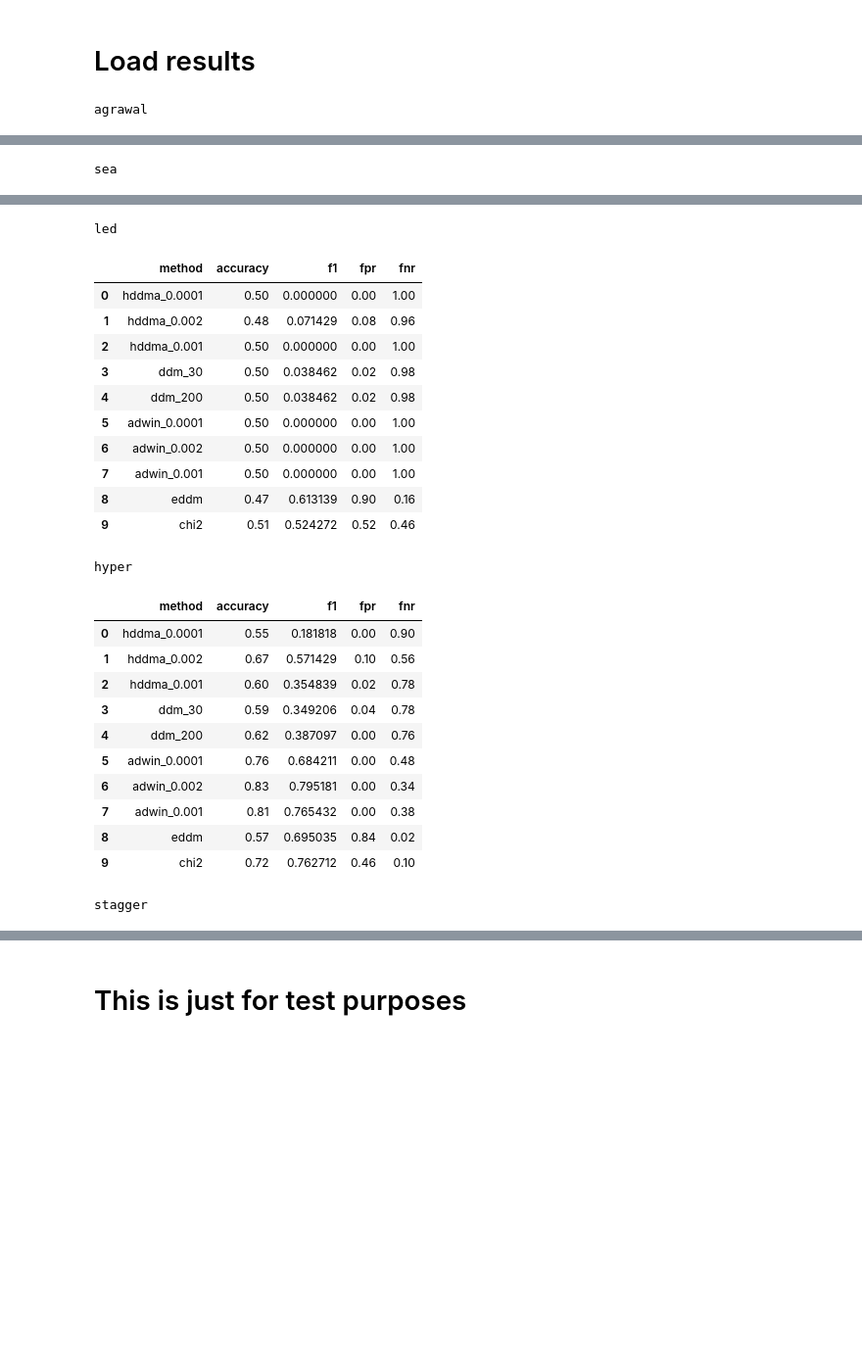
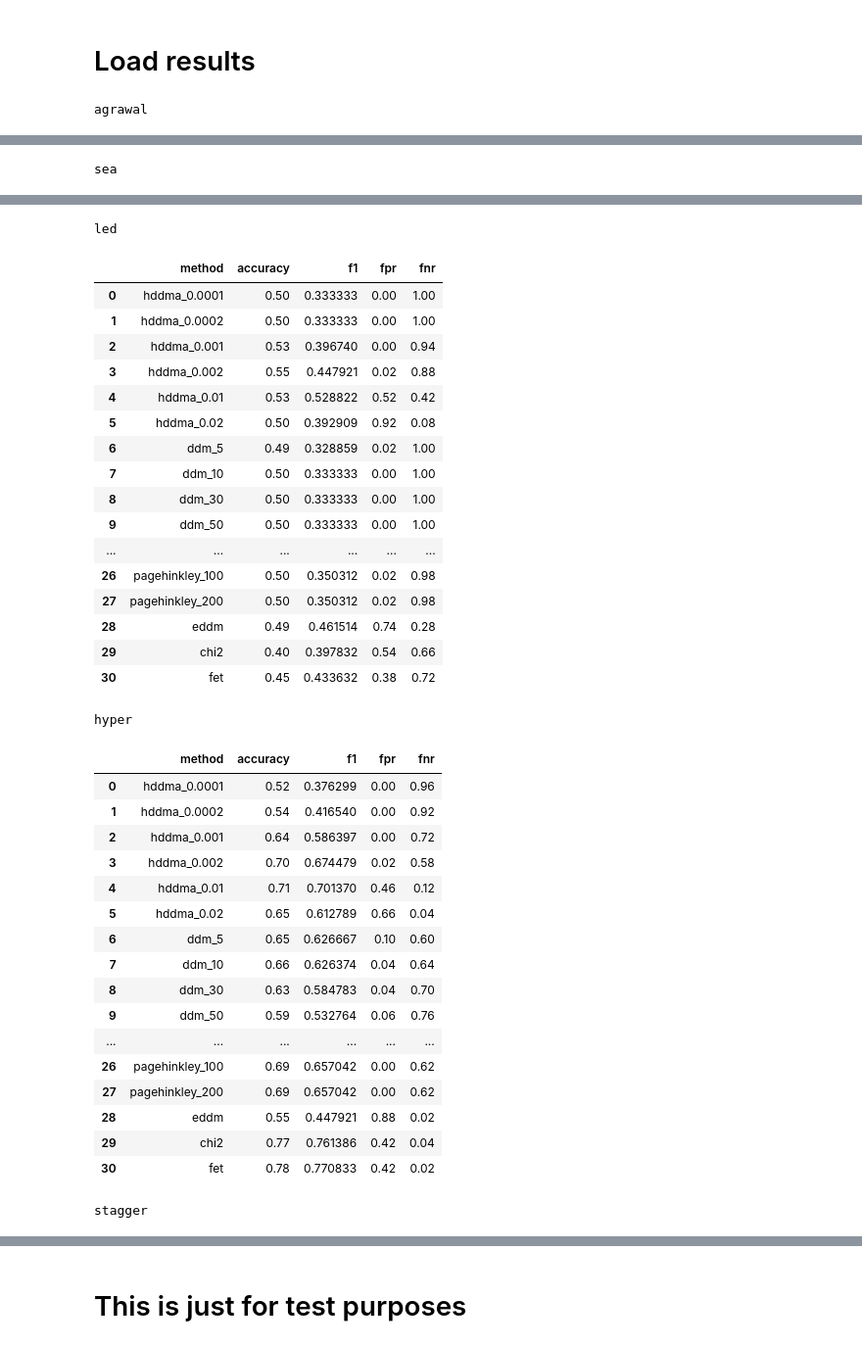
Before and after one commit to fgiobergia/DriftInspector, a Jupyter notebook: src/synth/cds_global_methods.ipynb, the cells around one changed output, grey strips where cells are left out. Shown: that part at 98% size. Drawn from its saved outputs; the diff is of its cells as text; code cells hidden in the pictures; blank space fills up the shorter version.

```diff
--- a/src/synth/cds_global_methods.ipynb
+++ b/src/synth/cds_global_methods.ipynb
@@ -46,7 +49,7 @@ for exp_type in ["agrawal", "sea", "led", "hyper", "stagger"]:
 
         acc = accuracy_score(gt, predictions)
 
-        f1 = f1_score(gt, predictions)
+        f1 = f1_score(gt, predictions, average='macro')
 
         tn, fp, fn, tp = confusion_matrix(gt, predictions).ravel()
 
@@ -86,26 +101,38 @@ sea
 led
 |  | method | accuracy | f1 | fpr | fnr |
-| 0 | hddma_0.0001 | 0.50 | 0.000000 | 0.00 | 1.00 |
-| 1 | hddma_0.002 | 0.48 | 0.071429 | 0.08 | 0.96 |
-| 2 | hddma_0.001 | 0.50 | 0.000000 | 0.00 | 1.00 |
-| 3 | ddm_30 | 0.50 | 0.038462 | 0.02 | 0.98 |
-| 4 | ddm_200 | 0.50 | 0.038462 | 0.02 | 0.98 |
-| 5 | adwin_0.0001 | 0.50 | 0.000000 | 0.00 | 1.00 |
-| 6 | adwin_0.002 | 0.50 | 0.000000 | 0.00 | 1.00 |
-| 7 | adwin_0.001 | 0.50 | 0.000000 | 0.00 | 1.00 |
-| 8 | eddm | 0.47 | 0.613139 | 0.90 | 0.16 |
-| 9 | chi2 | 0.51 | 0.524272 | 0.52 | 0.46 |
+| 0 | hddma_0.0001 | 0.50 | 0.333333 | 0.00 | 1.00 |
+| 1 | hddma_0.0002 | 0.50 | 0.333333 | 0.00 | 1.00 |
+| 2 | hddma_0.001 | 0.53 | 0.396740 | 0.00 | 0.94 |
+| 3 | hddma_0.002 | 0.55 | 0.447921 | 0.02 | 0.88 |
+| 4 | hddma_0.01 | 0.53 | 0.528822 | 0.52 | 0.42 |
+| 5 | hddma_0.02 | 0.50 | 0.392909 | 0.92 | 0.08 |
+| 6 | ddm_5 | 0.49 | 0.328859 | 0.02 | 1.00 |
+| 7 | ddm_10 | 0.50 | 0.333333 | 0.00 | 1.00 |
+| 8 | ddm_30 | 0.50 | 0.333333 | 0.00 | 1.00 |
+| 9 | ddm_50 | 0.50 | 0.333333 | 0.00 | 1.00 |
+| ... | ... | ... | ... | ... | ... |
+| 26 | pagehinkley_100 | 0.50 | 0.350312 | 0.02 | 0.98 |
+| 27 | pagehinkley_200 | 0.50 | 0.350312 | 0.02 | 0.98 |
+| 28 | eddm | 0.49 | 0.461514 | 0.74 | 0.28 |
+| 29 | chi2 | 0.40 | 0.397832 | 0.54 | 0.66 |
+| 30 | fet | 0.45 | 0.433632 | 0.38 | 0.72 |
 hyper
 |  | method | accuracy | f1 | fpr | fnr |
-| 0 | hddma_0.0001 | 0.55 | 0.181818 | 0.00 | 0.90 |
-| 1 | hddma_0.002 | 0.67 | 0.571429 | 0.10 | 0.56 |
-| 2 | hddma_0.001 | 0.60 | 0.354839 | 0.02 | 0.78 |
-| 3 | ddm_30 | 0.59 | 0.349206 | 0.04 | 0.78 |
-| 4 | ddm_200 | 0.62 | 0.387097 | 0.00 | 0.76 |
-| 5 | adwin_0.0001 | 0.76 | 0.684211 | 0.00 | 0.48 |
-| 6 | adwin_0.002 | 0.83 | 0.795181 | 0.00 | 0.34 |
-| 7 | adwin_0.001 | 0.81 | 0.765432 | 0.00 | 0.38 |
-| 8 | eddm | 0.57 | 0.695035 | 0.84 | 0.02 |
-| 9 | chi2 | 0.72 | 0.762712 | 0.46 | 0.10 |
+| 0 | hddma_0.0001 | 0.52 | 0.376299 | 0.00 | 0.96 |
+| 1 | hddma_0.0002 | 0.54 | 0.416540 | 0.00 | 0.92 |
+| 2 | hddma_0.001 | 0.64 | 0.586397 | 0.00 | 0.72 |
+| 3 | hddma_0.002 | 0.70 | 0.674479 | 0.02 | 0.58 |
+| 4 | hddma_0.01 | 0.71 | 0.701370 | 0.46 | 0.12 |
+| 5 | hddma_0.02 | 0.65 | 0.612789 | 0.66 | 0.04 |
+| 6 | ddm_5 | 0.65 | 0.626667 | 0.10 | 0.60 |
+| 7 | ddm_10 | 0.66 | 0.626374 | 0.04 | 0.64 |
+| 8 | ddm_30 | 0.63 | 0.584783 | 0.04 | 0.70 |
+| 9 | ddm_50 | 0.59 | 0.532764 | 0.06 | 0.76 |
+| ... | ... | ... | ... | ... | ... |
+| 26 | pagehinkley_100 | 0.69 | 0.657042 | 0.00 | 0.62 |
+| 27 | pagehinkley_200 | 0.69 | 0.657042 | 0.00 | 0.62 |
+| 28 | eddm | 0.55 | 0.447921 | 0.88 | 0.02 |
+| 29 | chi2 | 0.77 | 0.761386 | 0.42 | 0.04 |
+| 30 | fet | 0.78 | 0.770833 | 0.42 | 0.02 |
 stagger
 |  | method | accuracy | f1 | fpr | fnr |
```
Also changed, not shown: parts of 3 cells of this notebook, 1 other file.
